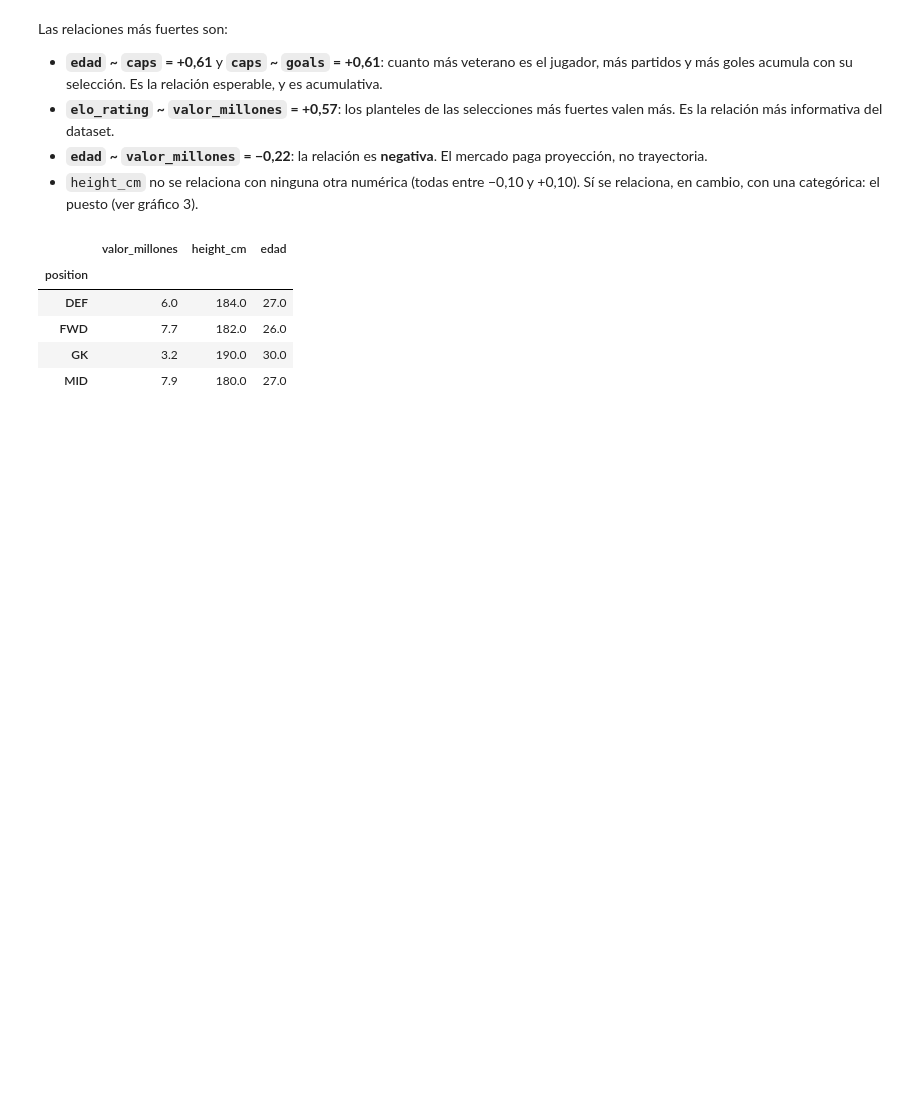
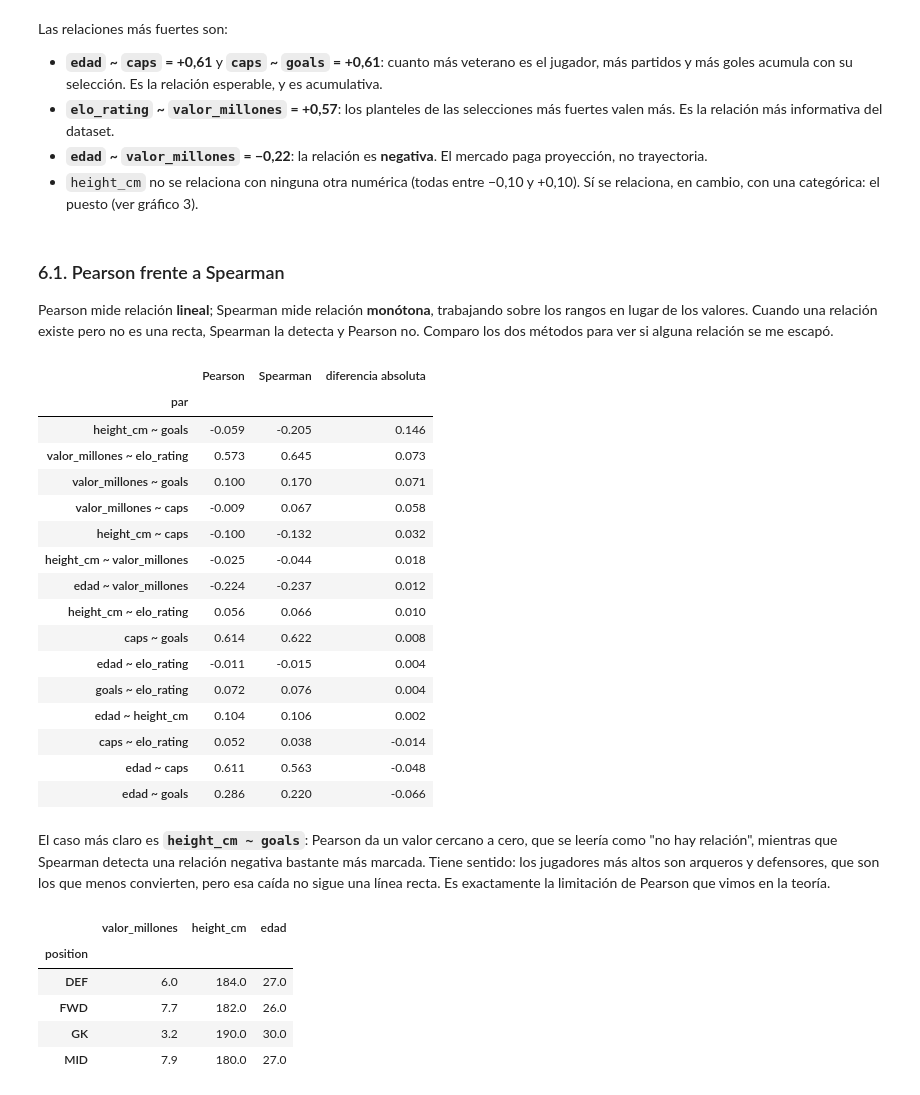
Before and after one commit to MartinMousist/Inteligencia-Artificial-IUA-Mousist-Jorge-Martin, a Jupyter notebook: E2/ejercicio2.ipynb, the cells around one changed output. Drawn from its saved outputs; the diff is of its cells as text; code cells hidden in the pictures; blank space fills up the shorter version.

```diff
--- a/E2/ejercicio2.ipynb
+++ b/E2/ejercicio2.ipynb
@@ -230,6 +437,50 @@ Las relaciones más fuertes son:
   no trayectoria.
 - `height_cm` no se relaciona con ninguna otra numérica (todas entre −0,10 y +0,10). Sí se
   relaciona, en cambio, con una categórica: el puesto (ver gráfico 3).
+# %% [markdown]
+### 6.1. Pearson frente a Spearman
+
+Pearson mide relación **lineal**; Spearman mide relación **monótona**, trabajando sobre los
+rangos en lugar de los valores. Cuando una relación existe pero no es una recta, Spearman la
+detecta y Pearson no. Comparo los dos métodos para ver si alguna relación se me escapó.
+# %%
+todas = numericas + ['elo_rating']
+pearson = df[todas].corr()
+spearman = df[todas].corr(method='spearman')
+
+pares = [(a, b) for j, a in enumerate(todas) for b in todas[j + 1:]]
+comparacion = pd.DataFrame([{
+    'par': f'{a} ~ {b}',
+    'Pearson': pearson.loc[a, b],
+    'Spearman': spearman.loc[a, b],
+    'diferencia absoluta': abs(spearman.loc[a, b]) - abs(pearson.loc[a, b]),
+} for a, b in pares]).set_index('par')
+
+comparacion.sort_values('diferencia absoluta', ascending=False).round(3)
+# %% [output]
+|  | Pearson | Spearman | diferencia absoluta |
+| par |  |  |  |
+| height_cm ~ goals | -0.059 | -0.205 | 0.146 |
+| valor_millones ~ elo_rating | 0.573 | 0.645 | 0.073 |
+| valor_millones ~ goals | 0.100 | 0.170 | 0.071 |
+| valor_millones ~ caps | -0.009 | 0.067 | 0.058 |
+| height_cm ~ caps | -0.100 | -0.132 | 0.032 |
+| height_cm ~ valor_millones | -0.025 | -0.044 | 0.018 |
+| edad ~ valor_millones | -0.224 | -0.237 | 0.012 |
+| height_cm ~ elo_rating | 0.056 | 0.066 | 0.010 |
+| caps ~ goals | 0.614 | 0.622 | 0.008 |
+| edad ~ elo_rating | -0.011 | -0.015 | 0.004 |
+| goals ~ elo_rating | 0.072 | 0.076 | 0.004 |
+| edad ~ height_cm | 0.104 | 0.106 | 0.002 |
+| caps ~ elo_rating | 0.052 | 0.038 | -0.014 |
+| edad ~ caps | 0.611 | 0.563 | -0.048 |
+| edad ~ goals | 0.286 | 0.220 | -0.066 |
+# %% [markdown]
+El caso más claro es **`height_cm ~ goals`**: Pearson da un valor cercano a cero, que se leería
+como "no hay relación", mientras que Spearman detecta una relación negativa bastante más
+marcada. Tiene sentido: los jugadores más altos son arqueros y defensores, que son los que menos
+convierten, pero esa caída no sigue una línea recta. Es exactamente la limitación de Pearson que
+vimos en la teoría.
 # %%
 # Relación categórica–numérica: valor de mercado y altura según el puesto
 df.groupby('position')[['valor_millones', 'height_cm', 'edad']].median().round(1)
```
Also changed, not shown: parts of 24 cells of this notebook.
